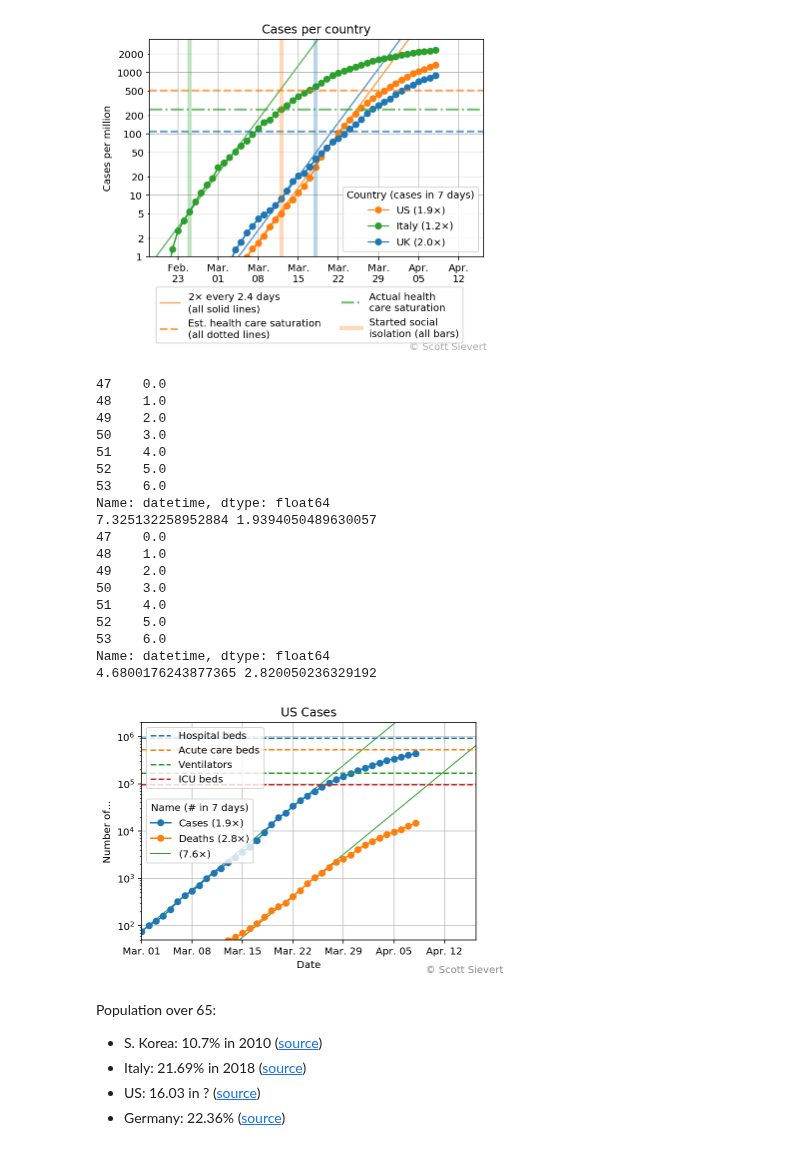
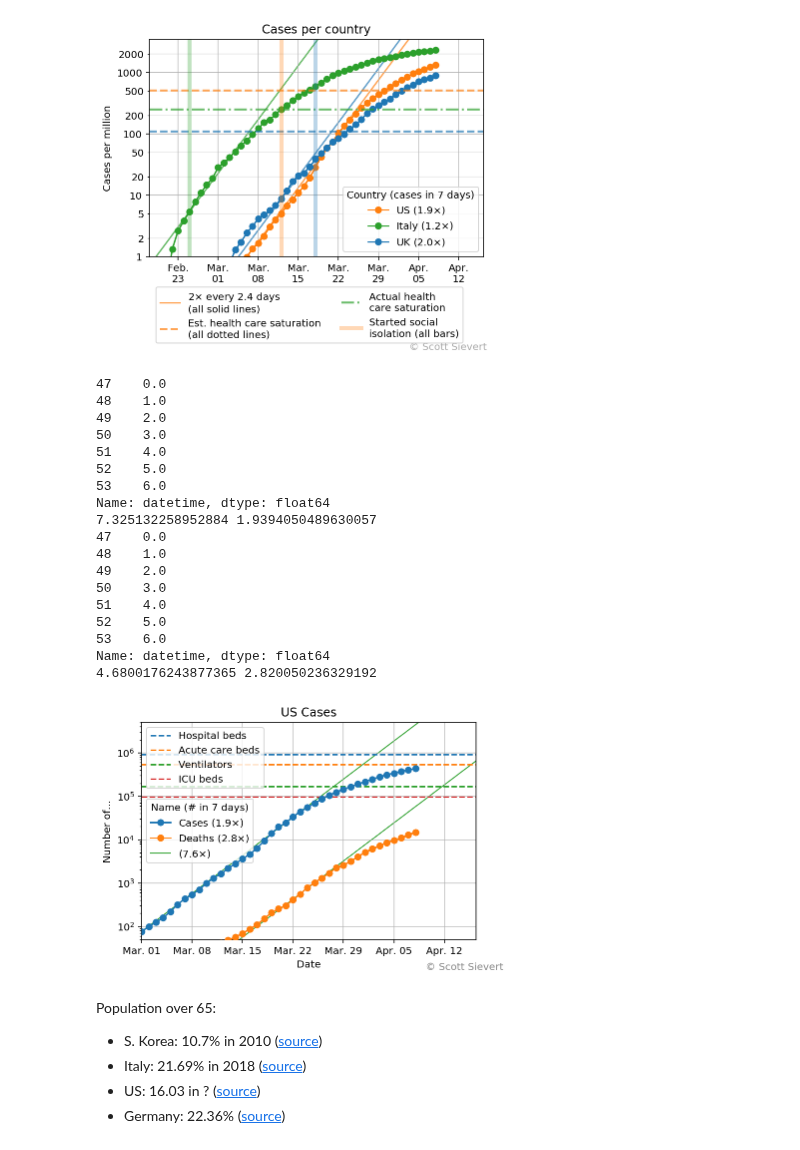
Before and after one commit to stsievert/covid-19, a Jupyter notebook: coronavirus.ipynb, the cells around one changed output. Drawn from its saved outputs; the diff is of its cells as text; code cells hidden in the pictures.

```diff
--- a/coronavirus.ipynb
+++ b/coronavirus.ipynb
@@ -619,7 +619,7 @@ for k, var in enumerate(["cases", "deaths"]):
         label = "Cases"
     elif var == "deaths":
         label = "Deaths"
-    line, = ax.plot(show.datetime, show.cases, f"C{k}o-", label=f"{label} ({weekly_rate:0.1f}$\\times$)")
+    line, = ax.plot(show.datetime, show.cases, f"C{k}o-", label=f"{label} ({weekly_rate:0.1f}$\\times$)", zorder=100)
     lines.append(line)
 
 ax.set_xlim(mdates.date2num(datetime(2020, 3, 1)), datetime.now() + timedelta(7))
@@ -652,38 +652,38 @@ ax.set_yscale("log")
 ax.grid(alpha=0.8, which="major", axis="y")
 # ax.grid(alpha=0.3, which="minor", axis="y")
 ax.grid(alpha=0.8, which="both", axis="x")
-ax.set_ylim(50, 2e6)
+ax.set_ylim(50, 5e6)
 ax.text(xlim[1] - 7, ax.get_ylim()[0] * 0.2, "© Scott Sievert", color="#" + "8" * 6)
 ax.set_ylabel("Number of...")
 ax.set_xlabel("Date")
 
 weeks = pd.date_range(start=df.datetime.min(), end=df.datetime.min() + timedelta(days=120), freq="1W")
 weeks_mpl = [mdates.date2num(w) for w in weeks]
 ax.xaxis.set_major_locator(plt.FixedLocator(weeks_mpl))
 ax.xaxis.set_major_formatter(mdates.DateFormatter('%b. %d'))
 
 fig.savefig("imgs/us.svg", bbox_inches="tight")
 fig.savefig("imgs/us.png", bbox_inches="tight", dpi=300)
 # %% [output]
 47    0.0
 48    1.0
 49    2.0
 50    3.0
 51    4.0
 52    5.0
 53    6.0
 Name: datetime, dtype: float64
 7.325132258952884 1.9394050489630057
 47    0.0
 48    1.0
 49    2.0
 50    3.0
 51    4.0
 52    5.0
 53    6.0
 Name: datetime, dtype: float64
 4.6800176243877365 2.820050236329192
-[figure, old version]
+[figure, new version]
 # %% [markdown]
 Population over 65:
 
```
Also changed, not shown: parts of 3 cells of this notebook, 8 other files.
